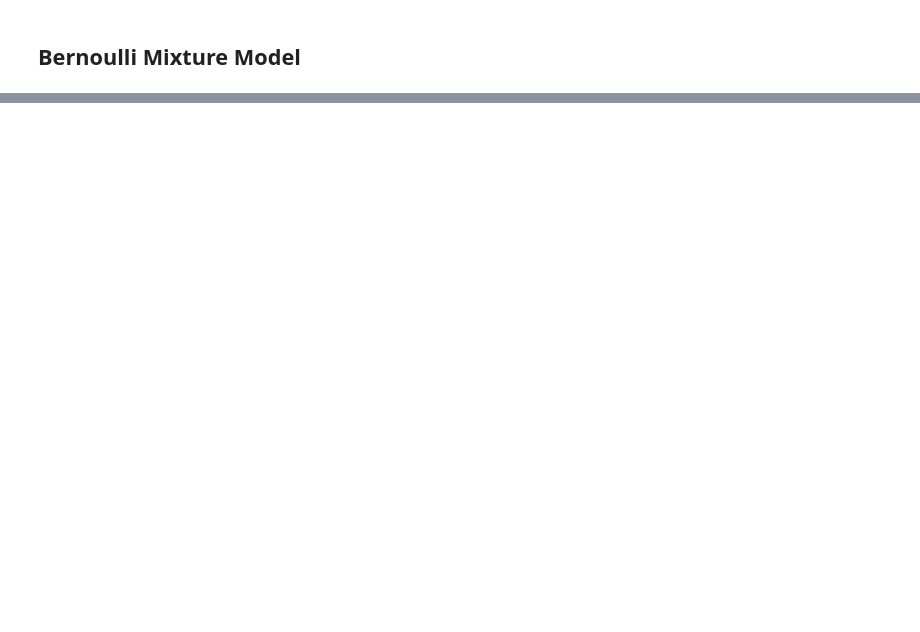
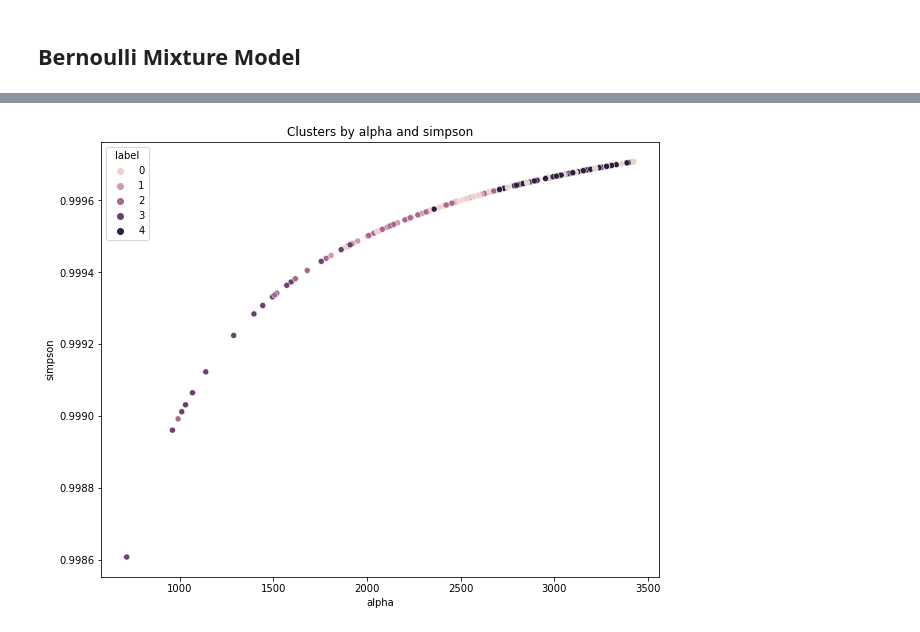
Before and after one commit to mmlchang/WHONDRS_collaboration, a Jupyter notebook: EDA/BMM.ipynb, the cells around one changed output, grey strips where cells are left out. Drawn from its saved outputs; the diff is of its cells as text; code cells hidden in the pictures; blank space fills up the shorter version.

```diff
--- a/EDA/BMM.ipynb
+++ b/EDA/BMM.ipynb
@@ -480,0 +126,8 @@ df_merged.to_csv("interim_clustering_results.csv")
+# %%
+di = pd.read_csv('../Dataset/water_merged_indices.csv')
+di.rename(columns = {'Unnamed: 0':'sample_id','Sorensen':'sorensen','Richness observed':'alpha',
+                     'Simpson\'s Diversity Index':'simpson'}, inplace = True)
+di = di.set_index('sample_id')
+di = di[['sorensen','alpha','simpson']]
+sw_full = sw.join(di,how='left')
+sw_full.head()
@@ -480,0 +182,9 @@ df_merged.to_csv("interim_clustering_results.csv")
+# %%
+# All samples
+max_iter = 200
+X = temp.values
+model = BernoulliMixture(estimated_components, max_iter)
+model.fit(X)
+
+results = sw.copy()
+results['label'] = np.argmax(model.gamma, axis=1)
@@ -480,0 +239,9 @@ df_merged.to_csv("interim_clustering_results.csv")
+# %%
+colname = ['label', 'iter0', 'iter1', 'iter2']
+for i in colname:
+    value_counts = results[i].value_counts(dropna=True, sort=True)
+    df_val_counts = pd.DataFrame(value_counts)
+    df_value_counts_reset = df_val_counts.reset_index()
+    df_value_counts_reset.columns = ['unique_values', 'counts'] # change column names
+    plt.figure()
+    sns.barplot(x=df_value_counts_reset['unique_values'],y=df_value_counts_reset['counts'])
@@ -480,0 +256,3 @@ df_merged.to_csv("interim_clustering_results.csv")
+# %%
+sw_results = pd.concat([results[colname], sw_full[['sorensen','alpha','simpson']]],axis=1)
+sw_results.head()
@@ -480,0 +267,11 @@ df_merged.to_csv("interim_clustering_results.csv")
+# %%
+# Visualise
+colname = ['alpha','simpson']
+x_axis = sw_results[colname[0]]
+y_axis = sw_results[colname[1]]
+plt.figure(figsize = (10, 8))
+sns.scatterplot(x_axis, y_axis, hue = sw_results['label'])
+plt.title('Clusters by ' + colname[0] + ' and ' + colname[1])
+plt.show()
+# %% [output]
+[figure, added]
```
Also changed, not shown: parts of 61 cells of this notebook, 12 other files.
